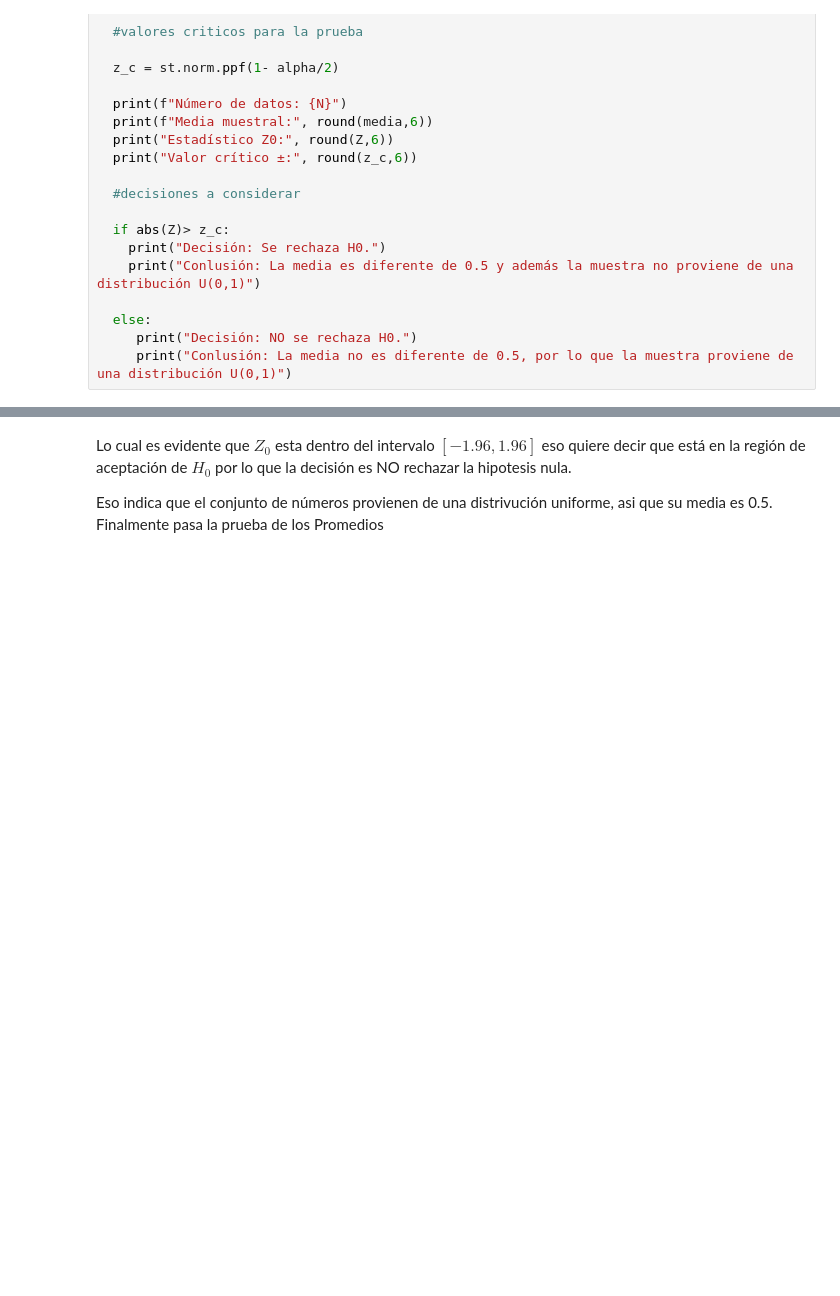
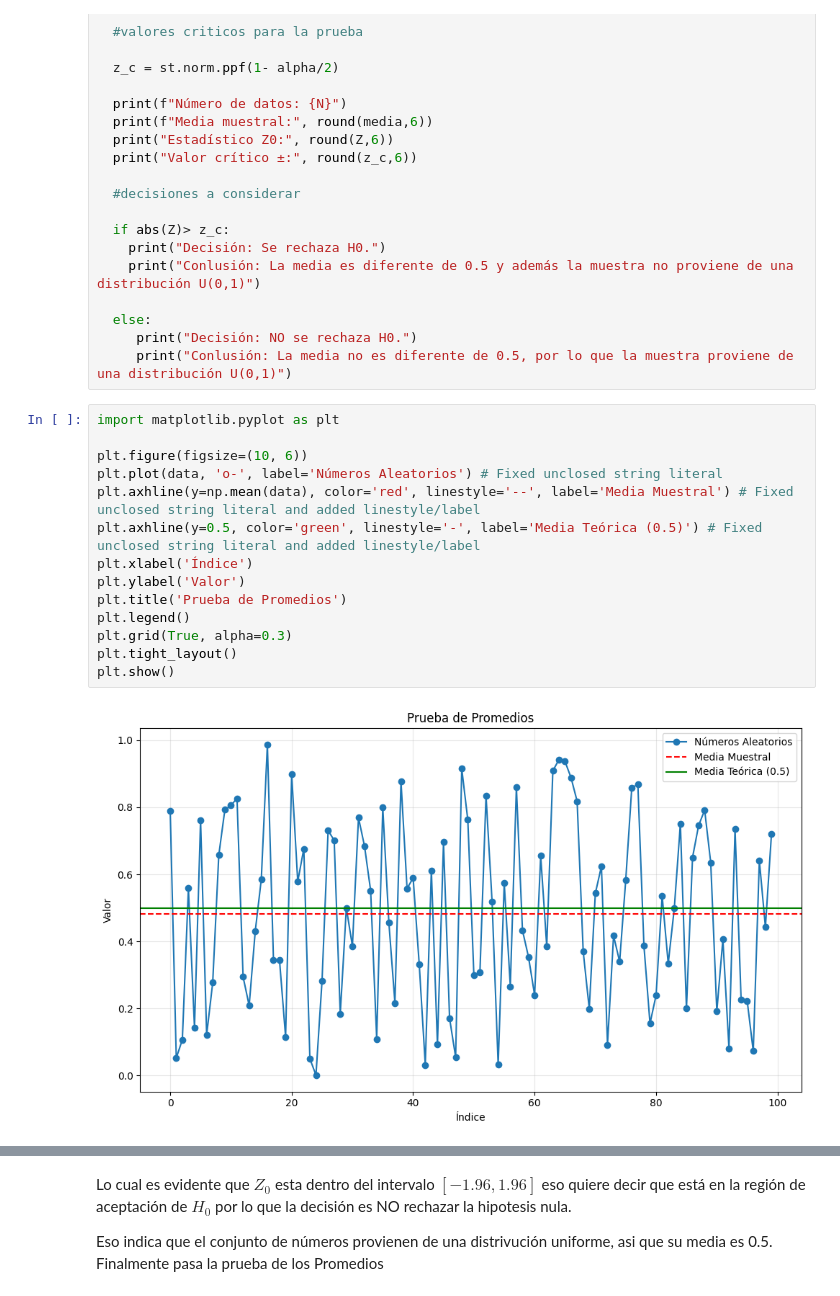
Before and after one commit to KarlaMichelleSorianoSanhez/Simulacion-I, a Jupyter notebook: prueba_promedios.ipynb, the cells around one changed output, grey strips where cells are left out. Drawn from its saved outputs; the diff is of its cells as text; blank space fills up the shorter version.

```diff
--- a/prueba_promedios.ipynb
+++ b/prueba_promedios.ipynb
@@ -138,3 +139,19 @@ def prueba_promedios(data, alpha):
   else:
      print("Decisión: NO se rechaza H0.")
      print("Conlusión: La media no es diferente de 0.5, por lo que la muestra proviene de una distribución U(0,1)")
+# %%
+import matplotlib.pyplot as plt
+
+plt.figure(figsize=(10, 6))
+plt.plot(data, 'o-', label='Números Aleatorios') # Fixed unclosed string literal
+plt.axhline(y=np.mean(data), color='red', linestyle='--', label='Media Muestral') # Fixed unclosed string literal and added linestyle/label
+plt.axhline(y=0.5, color='green', linestyle='-', label='Media Teórica (0.5)') # Fixed unclosed string literal and added linestyle/label
+plt.xlabel('Índice')
+plt.ylabel('Valor')
+plt.title('Prueba de Promedios')
+plt.legend()
+plt.grid(True, alpha=0.3)
+plt.tight_layout()
+plt.show()
+# %% [output]
+[figure, added]
```
Also changed, not shown: parts of 4 cells of this notebook.
